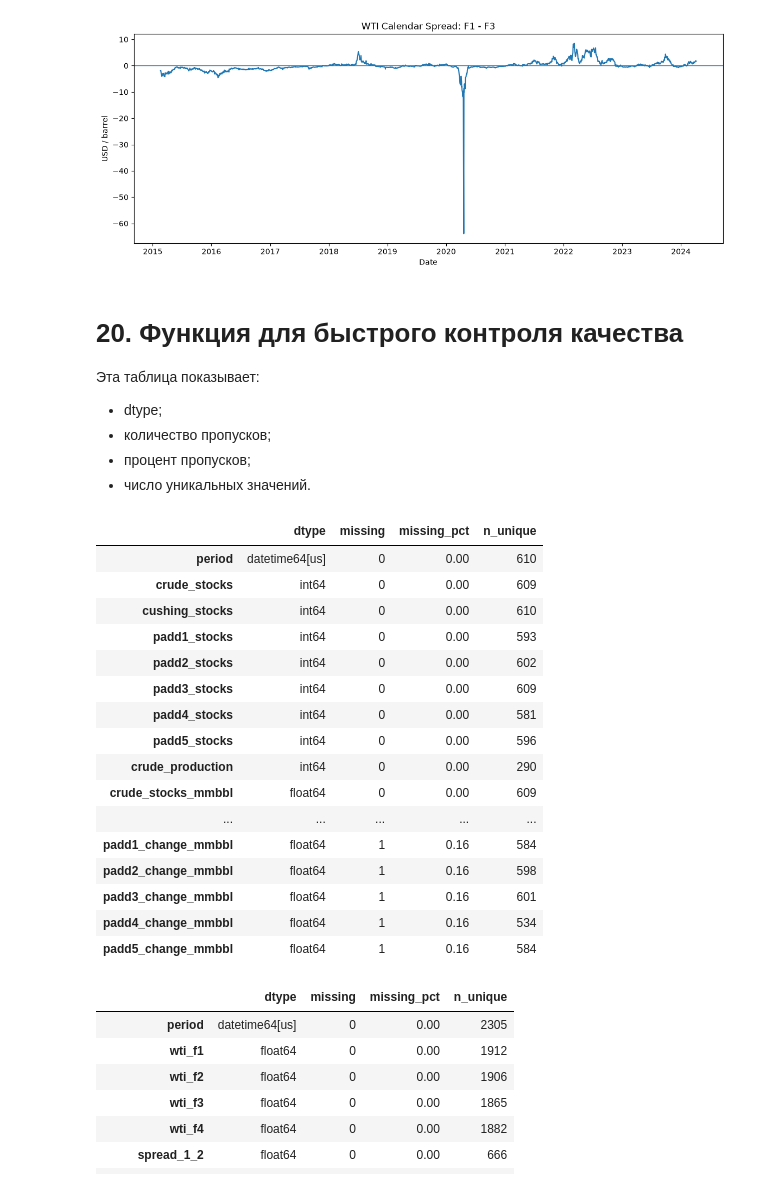
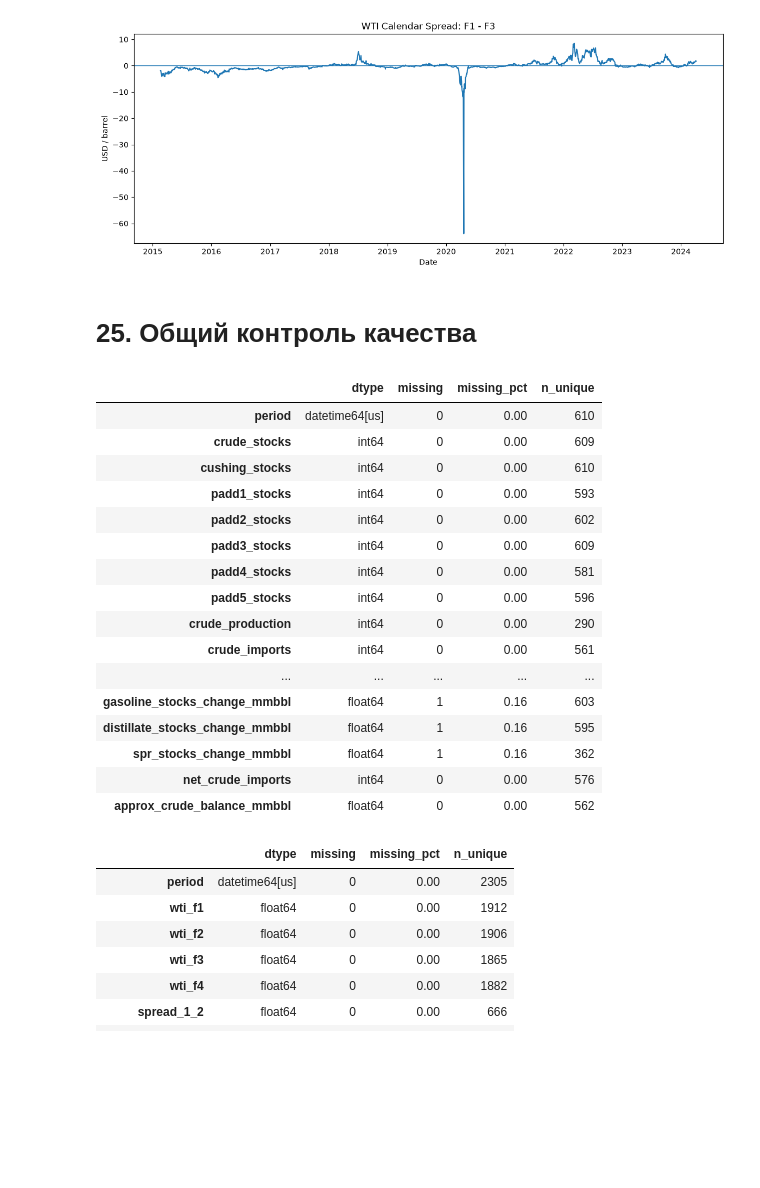
Before and after one commit to HSE-AI-Team61-clauDikie/oil-news-graph, a Jupyter notebook: jup_files/data/01_eia_data.ipynb, the cells around one changed output. Drawn from its saved outputs; the diff is of its cells as text; code cells hidden in the pictures; blank space fills up the shorter version.

```diff
--- a/jup_files/data/01_eia_data.ipynb
+++ b/jup_files/data/01_eia_data.ipynb
@@ -159,6 +165,6 @@ True
 # %%
 START_DATE = "2015-02-19"
-END_DATE = "2026-11-03"
+END_DATE = "2026-11-04"
 
 print("Start:", START_DATE)
 print("End:", END_DATE)
@@ -432,0 +649,38 @@ for padd in range(1, 6):
+# %%
+BALANCE_COLUMNS = {
+    "crude_production",
+    "crude_imports",
+    "crude_exports",
+    "refinery_inputs",
+}
+
+if BALANCE_COLUMNS.issubset(weekly_features.columns):
+    weekly_features["approx_crude_balance_mmbbl"] = (
+        (
+            weekly_features["crude_production"]
+            + weekly_features["crude_imports"]
+            - weekly_features["crude_exports"]
+            - weekly_features["refinery_inputs"]
+        )
+        * 7
+        / 1000
+    )
+else:
+    weekly_features["approx_crude_balance_mmbbl"] = pd.NA
+
+weekly_features[
+    [
+        col
+        for col in [
+            "period",
+            "crude_stocks_change_mmbbl",
+            "approx_crude_balance_mmbbl",
+            "crude_production",
+            "crude_imports",
+            "crude_exports",
+            "refinery_inputs",
+            "refinery_utilization",
+        ]
+        if col in weekly_features.columns
+    ]
+].tail(10)
@@ -698,48 +970,39 @@ if "spread_1_3" in futures_features.columns:
     plt.show()
 # %% [output]
 [figure]
-# %% [markdown]
-# 20. Функция для быстрого контроля качества
-
-Эта таблица показывает:
-
-- dtype;
-- количество пропусков;
-- процент пропусков;
-- число уникальных значений.
+# %% [markdown]
+# 25. Общий контроль качества
 # %%
 def data_summary(df: pd.DataFrame) -> pd.DataFrame:
     return pd.DataFrame(
         {
             "dtype": df.dtypes.astype(str),
             "missing": df.isna().sum(),
-            "missing_pct": (
-                df.isna().mean() * 100
-            ).round(2),
+            "missing_pct": (df.isna().mean() * 100).round(2),
             "n_unique": df.nunique(dropna=True),
         }
     )
 
 
 data_summary(weekly_features)
 # %% [output]
 |  | dtype | missing | missing_pct | n_unique |
 | period | datetime64[us] | 0 | 0.00 | 610 |
 | crude_stocks | int64 | 0 | 0.00 | 609 |
 | cushing_stocks | int64 | 0 | 0.00 | 610 |
 | padd1_stocks | int64 | 0 | 0.00 | 593 |
 | padd2_stocks | int64 | 0 | 0.00 | 602 |
 | padd3_stocks | int64 | 0 | 0.00 | 609 |
 | padd4_stocks | int64 | 0 | 0.00 | 581 |
 | padd5_stocks | int64 | 0 | 0.00 | 596 |
 | crude_production | int64 | 0 | 0.00 | 290 |
-| crude_stocks_mmbbl | float64 | 0 | 0.00 | 609 |
+| crude_imports | int64 | 0 | 0.00 | 561 |
 | ... | ... | ... | ... | ... |
-| padd1_change_mmbbl | float64 | 1 | 0.16 | 584 |
-| padd2_change_mmbbl | float64 | 1 | 0.16 | 598 |
-| padd3_change_mmbbl | float64 | 1 | 0.16 | 601 |
-| padd4_change_mmbbl | float64 | 1 | 0.16 | 534 |
-| padd5_change_mmbbl | float64 | 1 | 0.16 | 584 |
+| gasoline_stocks_change_mmbbl | float64 | 1 | 0.16 | 603 |
+| distillate_stocks_change_mmbbl | float64 | 1 | 0.16 | 595 |
+| spr_stocks_change_mmbbl | float64 | 1 | 0.16 | 362 |
+| net_crude_imports | int64 | 0 | 0.00 | 576 |
+| approx_crude_balance_mmbbl | float64 | 0 | 0.00 | 562 |
 # %%
 data_summary(futures_features)
 # %% [output]
```
Also changed, not shown: parts of 74 cells of this notebook, 1 other file.
